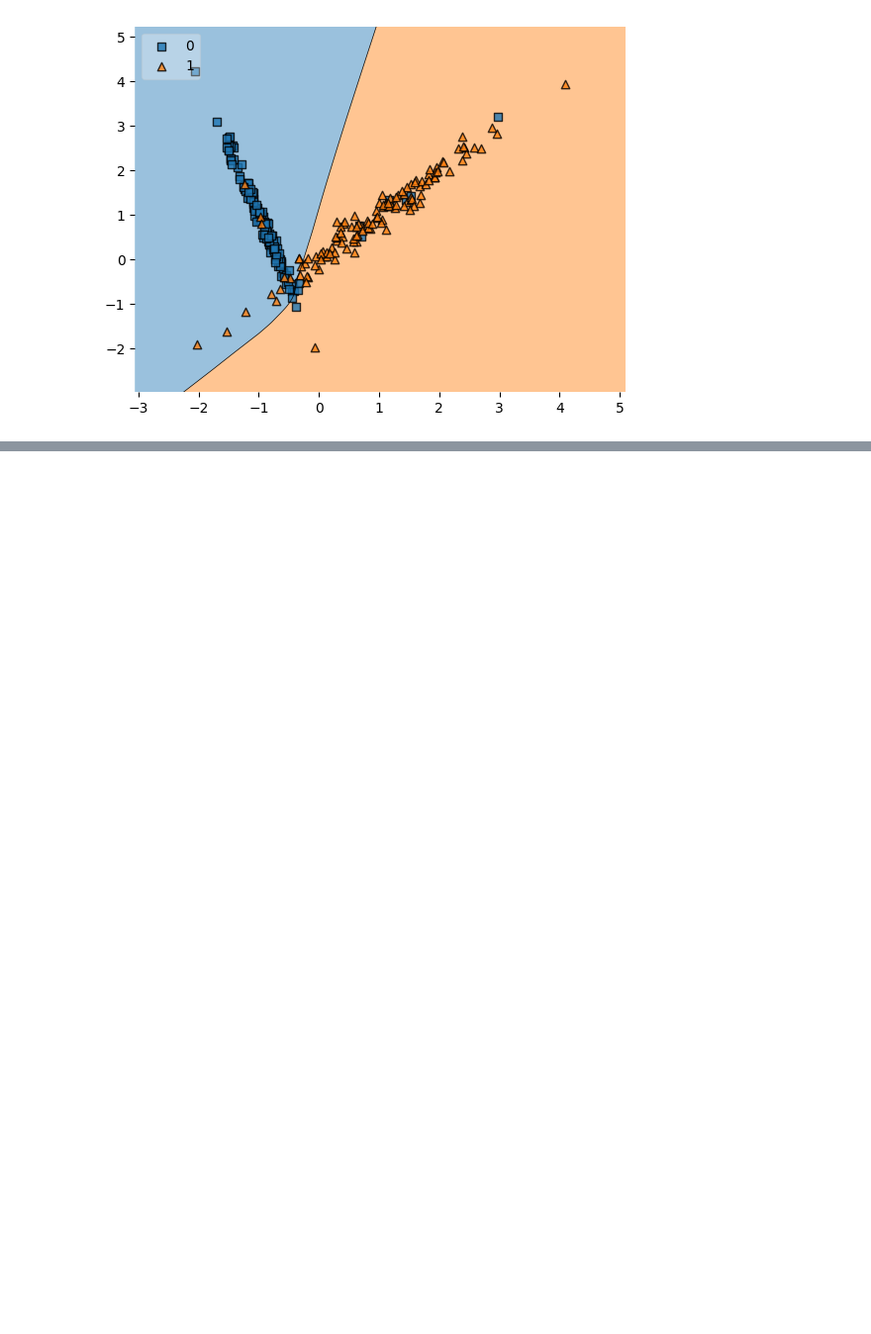
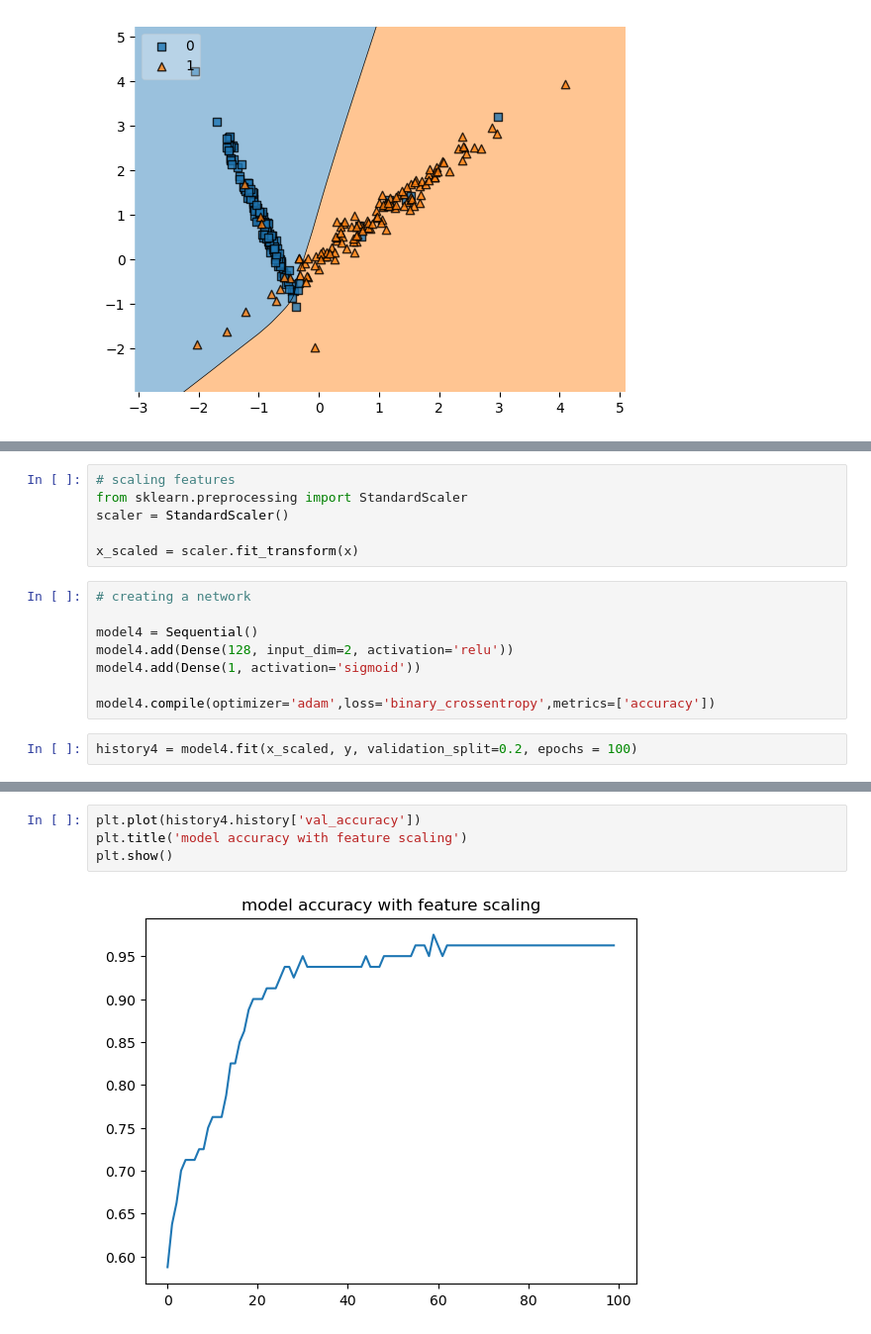
Before and after one commit to Naman-Agrawal19/DL, a Jupyter notebook: early_stopping.ipynb, the cells around one changed output, grey strips where cells are left out. Shown at 99% size. Cells and saved outputs as stored; diff of their text form; blank space fills up the shorter version.

```diff
--- a/early_stopping.ipynb
+++ b/early_stopping.ipynb
@@ -174,0 +416,16 @@ plt.show()
+# %%
+# scaling features
+from sklearn.preprocessing import StandardScaler
+scaler = StandardScaler()
+
+x_scaled = scaler.fit_transform(x)
+# %%
+# creating a network
+
+model4 = Sequential()
+model4.add(Dense(128, input_dim=2, activation='relu'))
+model4.add(Dense(1, activation='sigmoid'))
+
+model4.compile(optimizer='adam',loss='binary_crossentropy',metrics=['accuracy'])
+# %%
+history4 = model4.fit(x_scaled, y, validation_split=0.2, epochs = 100)
@@ -174,0 +450,6 @@ plt.show()
+# %%
+plt.plot(history4.history['val_accuracy'])
+plt.title('model accuracy with feature scaling')
+plt.show()
+# %% [output]
+[figure, added]
```
Also changed, not shown: parts of 16 cells of this notebook.
